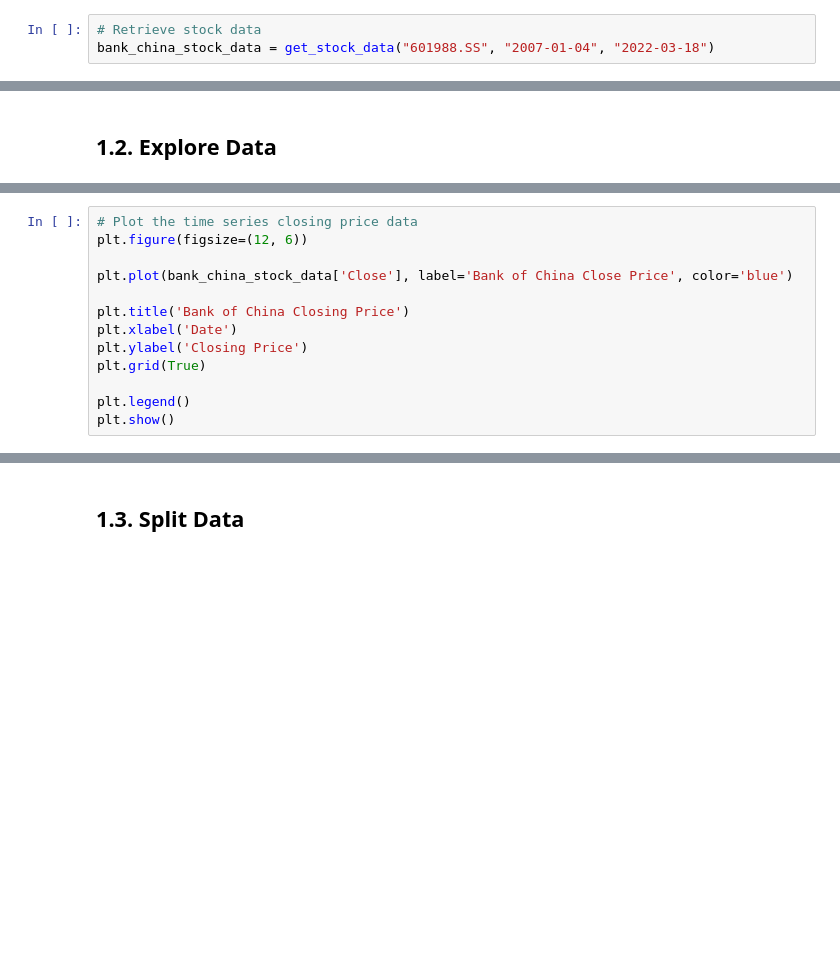
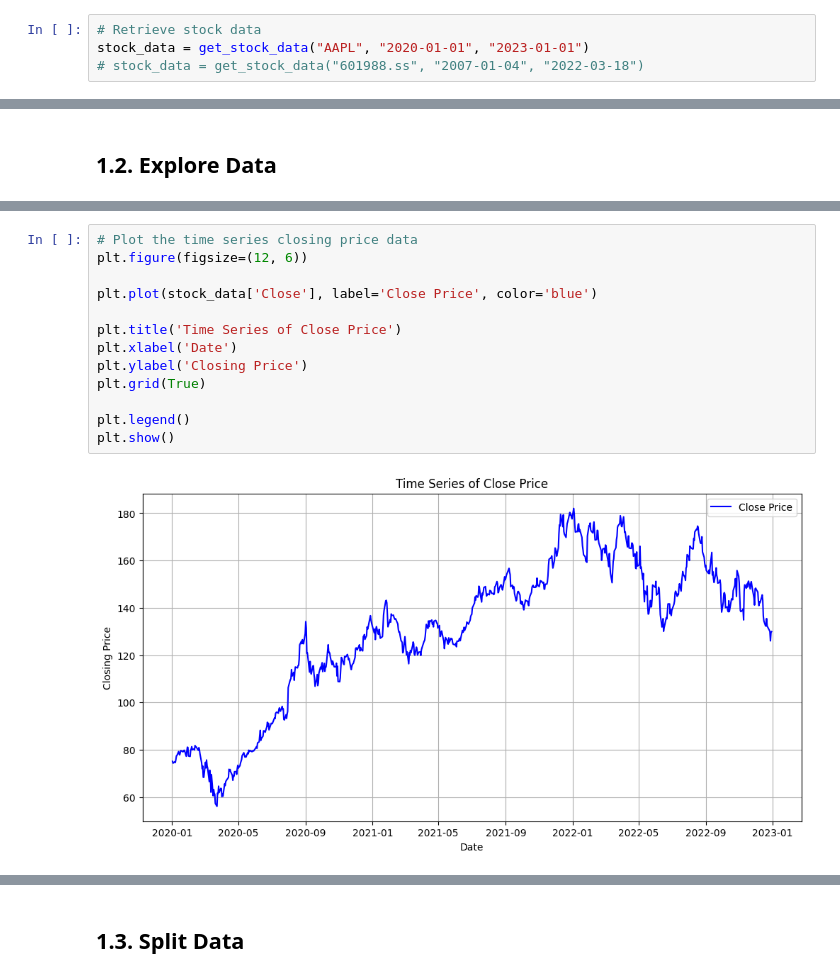
Before and after one commit to Mund99/Financial_Price_Forecasting, a Jupyter notebook: ARIMA_model.ipynb, the cells around one changed output, grey strips where cells are left out. Cells and saved outputs as stored; diff of their text form; blank space fills up the shorter version.

```diff
--- a/ARIMA_model.ipynb
+++ b/ARIMA_model.ipynb
@@ -158,4 +457,5 @@ import numpy as np
 ## 1.1. Import Data
 # %%
 # Retrieve stock data
-bank_china_stock_data = get_stock_data("601988.SS", "2007-01-04", "2022-03-18")
+stock_data = get_stock_data("AAPL", "2020-01-01", "2023-01-01")
+# stock_data = get_stock_data("601988.ss", "2007-01-04", "2022-03-18")
@@ -168,15 +493,17 @@ bank_china_stock_data.head()
 # %%
 # Plot the time series closing price data
 plt.figure(figsize=(12, 6))
 
-plt.plot(bank_china_stock_data['Close'], label='Bank of China Close Price', color='blue')
+plt.plot(stock_data['Close'], label='Close Price', color='blue')
 
-plt.title('Bank of China Closing Price')
+plt.title('Time Series of Close Price')
 plt.xlabel('Date')
 plt.ylabel('Closing Price')
 plt.grid(True)
 
 plt.legend()
 plt.show()
+# %% [output]
+[figure, added]
 # %%
 # Perform Augmented Dickey-Fuller (ADF) test for stationarity
```
Also changed, not shown: parts of 51 cells of this notebook.
